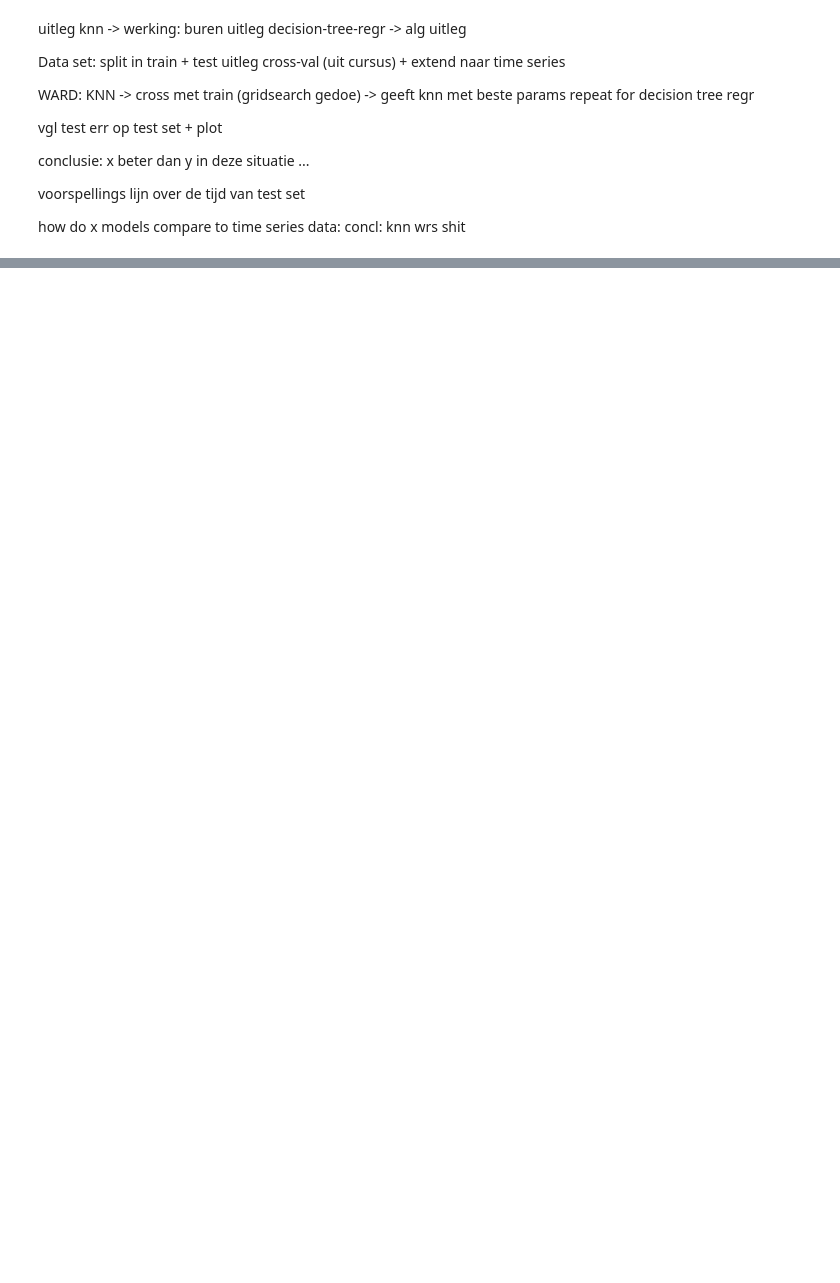
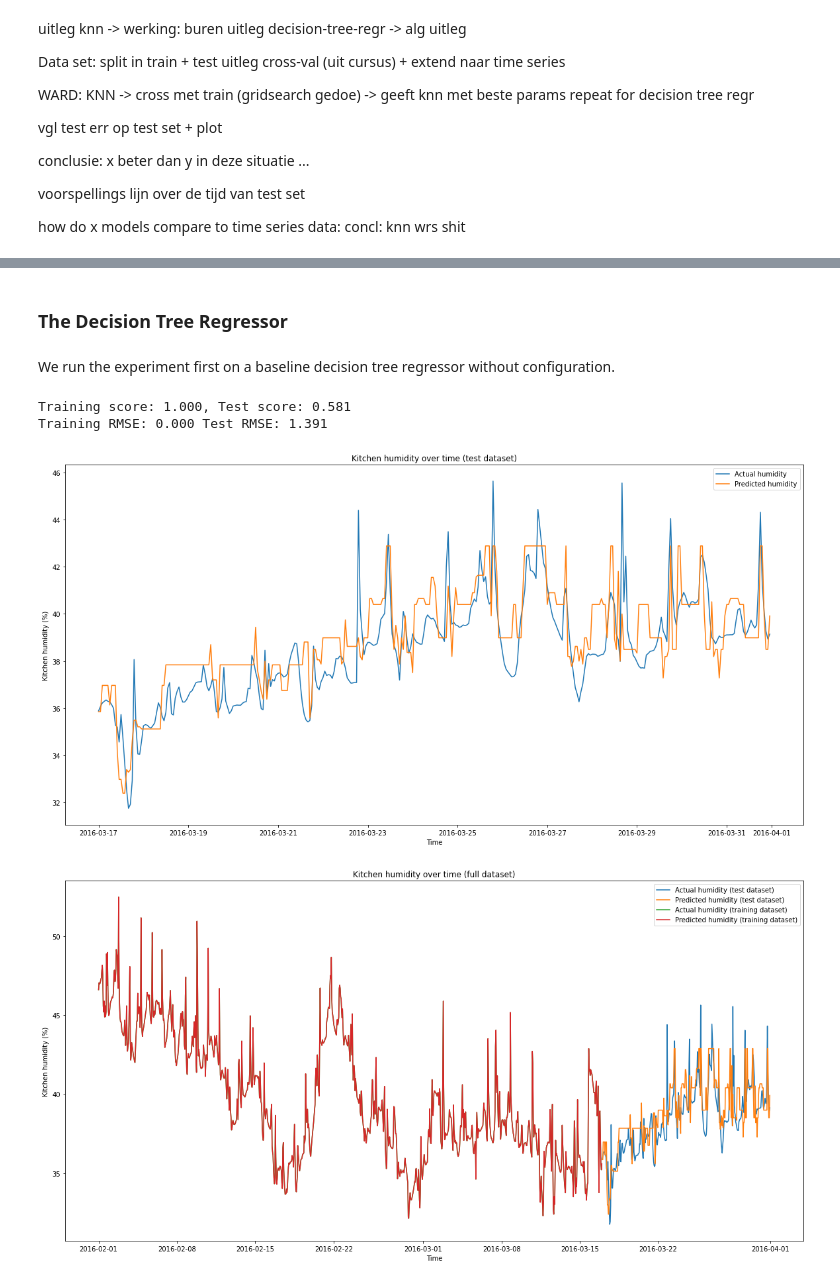
Before and after one commit to WardGauderis/SFML, a Jupyter notebook: question3.ipynb, the cells around one changed output, grey strips where cells are left out. Cells and saved outputs as stored; diff of their text form; code cells hidden in the pictures; blank space fills up the shorter version.

```diff
--- a/question3.ipynb
+++ b/question3.ipynb
@@ -247,0 +296,14 @@ Fitting 5 folds for each of 100 candidates, totalling 500 fits
+# %% [markdown]
+### The Decision Tree Regressor
+# %% [markdown]
+We run the experiment first on a baseline decision tree regressor without configuration.
+# %%
+# Create a baseline decision tree regressor and evaluate it
+model = DecisionTreeRegressor(random_state=0)
+
+model = create_baseline_model(model, X_train, y_train, X_test, y_test)
+# %% [output]
+Training score: 1.000, Test score: 0.581
+Training RMSE: 0.000 Test RMSE: 1.391
+[figure, added]
+[figure, added]
```
Also changed, not shown: parts of 40 cells of this notebook.
